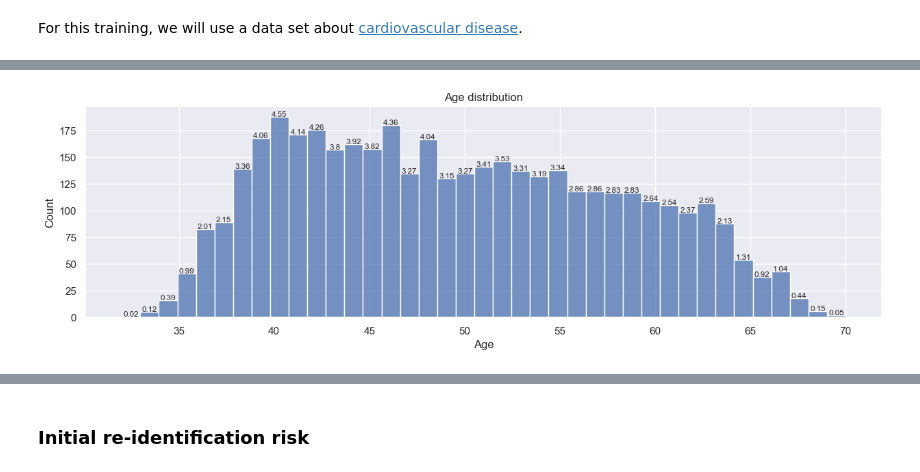
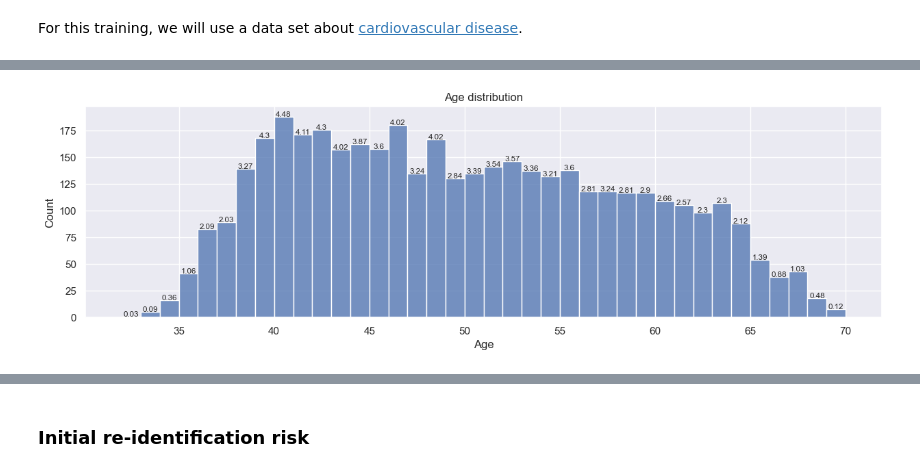
Before and after one commit to tmcarvalho/hands-on-data-deidentification, a Jupyter notebook: S5-Training.ipynb, the cells around one changed output, grey strips where cells are left out. Cells and saved outputs as stored; diff of their text form; code cells hidden in the pictures.

```diff
--- a/S5-Training.ipynb
+++ b/S5-Training.ipynb
@@ -25,4 +31,11 @@ import seaborn as sns
 # %%
 # Read data
 data = pd.read_csv("CHD_preprocessed.csv")
+# %%
+# Split the data: the original data will correspond to the training data, and test data will be used to analyze the predictive performance
+X = data.loc[:,data.columns[:-1]]
+y = data.loc[:,data.columns[-1]]
+
+# Split data
+X_train, X_test, y_train, y_test = train_test_split(X, y, test_size=0.2, random_state=42)
 # %%
@@ -59,21 +84,21 @@ memory usage: 516.8 KB
 # %%
 # Compute percentage of age
-age_per = round((data['age'].value_counts()/data['age'].count())*100,2)
+age_per = round((X_train['age'].value_counts()/X_train['age'].count())*100,2)
 age_per = age_per.sort_index()
 # %%
 # Histplot of age
 sns.set_theme(style="darkgrid")
 fig = plt.figure(figsize=(15, 4))
-ax = sns.histplot(data, x="age", bins=data['age'].nunique())
+ax = sns.histplot(data, x="age", bins=X_train['age'].nunique())
 ax.set_xlabel('Age')
 ax.set_title('Age distribution')
 sns.set(font_scale=0.7)
 i=0
 for p in ax.patches:
     height = p.get_height()
     ax.text(p.get_x()+p.get_width()/2., height + 0.1,
         age_per.to_list()[i],ha="center")
     i += 1
 plt.show()
 # %% [output]
-[figure, old version]
+[figure, new version]
```
Also changed, not shown: parts of 64 cells of this notebook, 2 other files.
